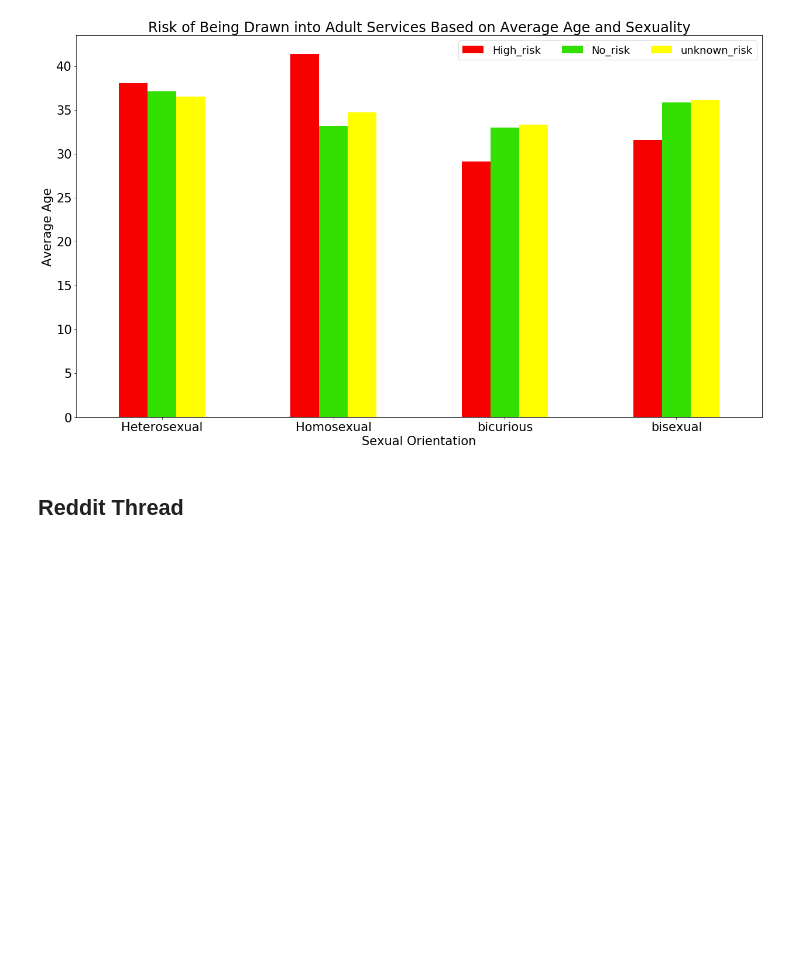
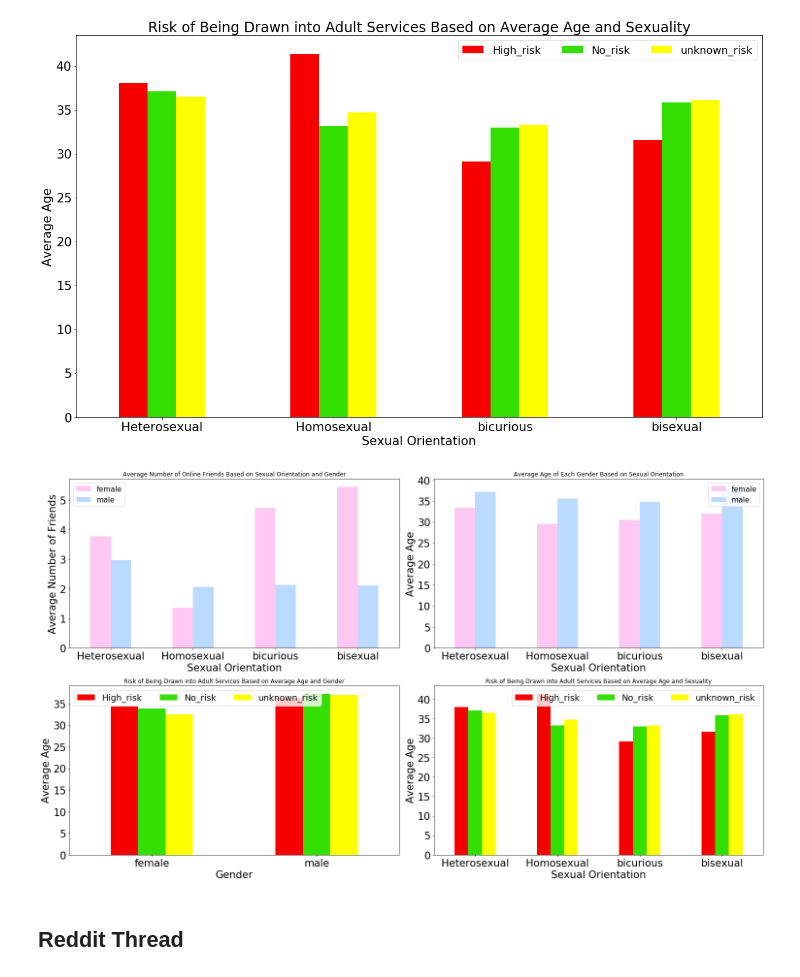
Before and after one commit to crushdig/Data-Science-In-Practice-Project, a Jupyter notebook: LB_project/notebooks/results/300_RQ3.ipynb, the cells around one changed output. Cells and saved outputs as stored; diff of their text form; code cells hidden in the pictures; blank space fills up the shorter version.

```diff
--- a/LB_project/notebooks/results/300_RQ3.ipynb
+++ b/LB_project/notebooks/results/300_RQ3.ipynb
@@ -99,6 +99,80 @@ graph_sexuality_age_risk.legend(
 # %% [output]
 <matplotlib.legend.Legend at 0x...>
 [figure]
+# %%
+fig, axes=plt.subplots(nrows=2, ncols=2)
+
+colours = ['#FFC8F2', '#BBDAFF']
+
+sexgroup_friends = results_sexWork_df.groupby(['Sexual_orientation', 'Gender'])['Friends'].mean()
+
+sexgroup_friends = sexgroup_friends.unstack()
+graph_sexgroup_friends = sexgroup_friends.plot(ax=axes[0,0], kind='bar', figsize=(20, 11), color=colours, rot=0, fontsize=21)
+
+graph_sexgroup_friends.title.set_text('Average Number of Online Friends Based on Sexual Orientation and Gender')
+graph_sexgroup_friends.set_xlabel('Sexual Orientation', fontsize=21)
+graph_sexgroup_friends.set_ylabel('Average Number of Friends', fontsize=21)
+graph_sexgroup_friends.legend(
+   loc='best',
+   ncol=1,
+   markerscale=1.5,
+   fontsize=15)
+
+
+colours = ['#FFC8F2', '#BBDAFF']
+
+sexgroup_age = results_sexWork_df.groupby(['Sexual_orientation', 'Gender'])['Age'].mean()
+
+sexgroup_age = sexgroup_age.unstack()
+graph_sexgroup_age = sexgroup_age.plot(ax=axes[0,1],kind='bar', figsize=(18, 10), color=colours, rot=0, fontsize=21)
+
+
+graph_sexgroup_age.title.set_text('Average Age of Each Gender Based on Sexual Orientation')
+graph_sexgroup_age.set_xlabel('Sexual Orientation', fontsize=21)
+graph_sexgroup_age.set_ylabel('Average Age', fontsize=21)
+graph_sexgroup_age.legend(
+   loc='best',
+   ncol=1,
+   markerscale=1.5,
+   fontsize=15)
+
+
+colours = ['#F70000', '#32DF00', '#FFFF00']
+
+gender_age_risk = results_sexWork_df.groupby(['Gender', 'Risk'])['Age'].mean()
+
+gender_age_risk = gender_age_risk.unstack()
+graph_gender_age_risk = gender_age_risk.plot(ax=axes[1,0], kind='bar', figsize=(21, 12), color=colours, rot=0, fontsize=21)
+
+graph_gender_age_risk.title.set_text('Risk of Being Drawn into Adult Services Based on Average Age and Gender')
+graph_gender_age_risk.set_xlabel('Gender', fontsize=21)
+graph_gender_age_risk.set_ylabel('Average Age', fontsize=21)
+graph_gender_age_risk.legend(
+   loc='best',
+   ncol=3,
+   markerscale=2.5,
+   fontsize=18)
+
+
+colours = ['#F70000', '#32DF00', '#FFFF00']
+
+sexuality_age_risk = results_sexWork_df.groupby(['Sexual_orientation', 'Risk'])['Age'].mean()
+
+sexuality_age_risk = sexuality_age_risk.unstack()
+graph_sexuality_age_risk = sexuality_age_risk.plot(ax=axes[1,1], kind='bar', figsize=(21, 12), color=colours, rot=0, fontsize=21)
+
+graph_sexuality_age_risk.title.set_text('Risk of Being Drawn into Adult Services Based on Average Age and Sexuality')
+graph_sexuality_age_risk.set_xlabel('Sexual Orientation', fontsize=21)
+graph_sexuality_age_risk.set_ylabel('Average Age', fontsize=21)
+graph_sexuality_age_risk.legend(
+   loc='best',
+   ncol=3,
+   markerscale=2.5,
+   fontsize=18)
+
+plt.tight_layout()
+# %% [output]
+[figure, added]
 # %% [markdown]
 ## Reddit Thread
 # %%
```
Also changed, not shown: parts of 2 cells of this notebook.
